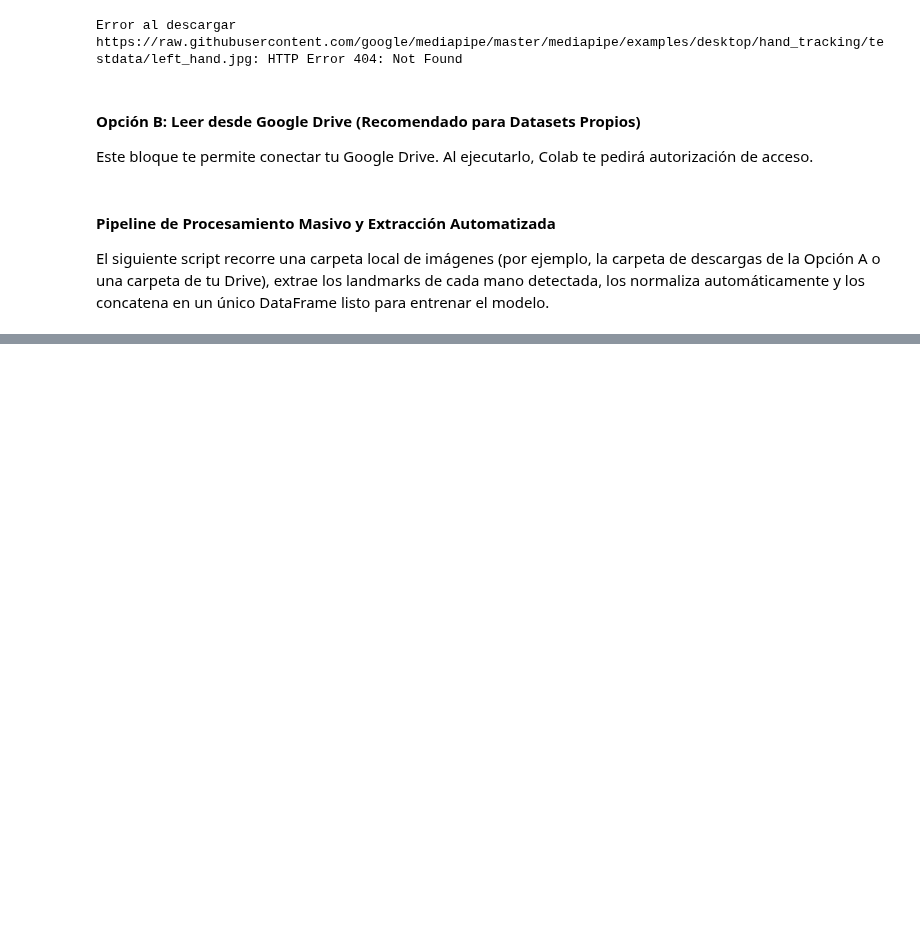
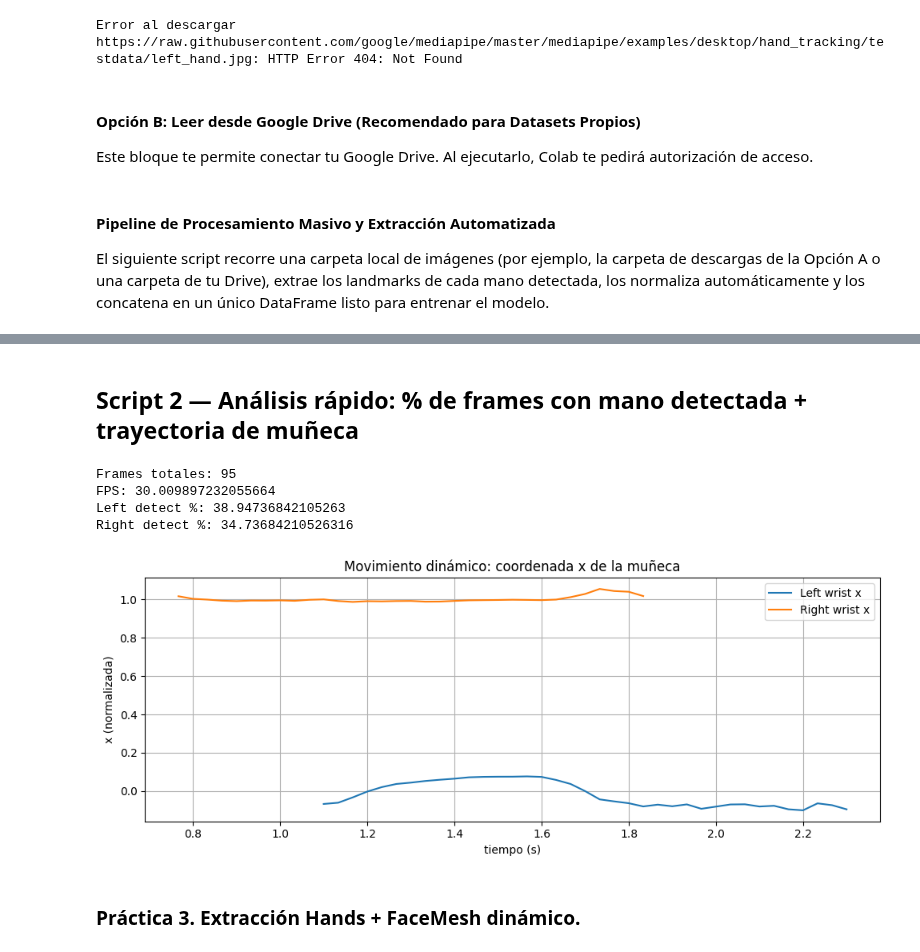
Before and after one commit to a00377571/lsm-reconocimiento-mediapipe, a Jupyter notebook: LSM_ok_dos_manos_MediaPipe.ipynb, the cells around one changed output, grey strips where cells are left out. Saved outputs shown, nothing was run; the diff lists cells and outputs as text; code cells hidden in the pictures; blank space fills up the shorter version.

```diff
--- a/LSM_ok_dos_manos_MediaPipe.ipynb
+++ b/LSM_ok_dos_manos_MediaPipe.ipynb
@@ -571,0 +952,56 @@ if not df_lote_procesado.empty:
+# %% [markdown]
+## **Script 2 — Análisis rápido: % de frames con mano detectada + trayectoria de muñeca**
+# %%
+import numpy as np
+import matplotlib.pyplot as plt
+
+NPZ_PATH = r"output/lsm_hola_01_hands.npz"
+
+def main():
+    data = np.load(NPZ_PATH)
+    hands = data["hands"]  # (T, 2, 21, 3)
+    fps = float(data["fps"][0]) if "fps" in data else 0.0
+    T = hands.shape[0]
+
+    # Wrist = landmark 0
+    left_wrist  = hands[:, 0, 0, :2]  # (T, 2) -> x,y
+    right_wrist = hands[:, 1, 0, :2]
+
+    left_detect  = ~np.isnan(left_wrist[:, 0])
+    right_detect = ~np.isnan(right_wrist[:, 0])
+
+    print("Frames totales:", T)
+    print("FPS:", fps)
+    print("Left detect %:", 100 * left_detect.mean())
+    print("Right detect %:", 100 * right_detect.mean())
+
+    # Tiempo (si fps disponible)
+    if fps > 0:
+        t = np.arange(T) / fps
+        xlabel = "tiempo (s)"
+    else:
+        t = np.arange(T)
+        xlabel = "frame"
+
+    plt.figure(figsize=(10,4))
+    # trayectoria en X (normalized [0,1] del frame)
+    plt.plot(t, left_wrist[:, 0], label="Left wrist x")
+    plt.plot(t, right_wrist[:, 0], label="Right wrist x")
+    plt.xlabel(xlabel)
+    plt.ylabel("x (normalizada)")
+    plt.title("Movimiento dinámico: coordenada x de la muñeca")
+    plt.legend()
+    plt.grid(True)
+    plt.tight_layout()
+    plt.show()
+
+if __name__ == "__main__":
+    main()
+# %% [output]
+Frames totales: 95
+FPS: 30.009897232055664
+Left detect %: 38.94736842105263
+Right detect %: 34.73684210526316
+[figure, added]
+# %% [markdown]
+### **Práctica 3. Extracción Hands + FaceMesh dinámico.**
```
Also changed, not shown: parts of 13 cells of this notebook.
